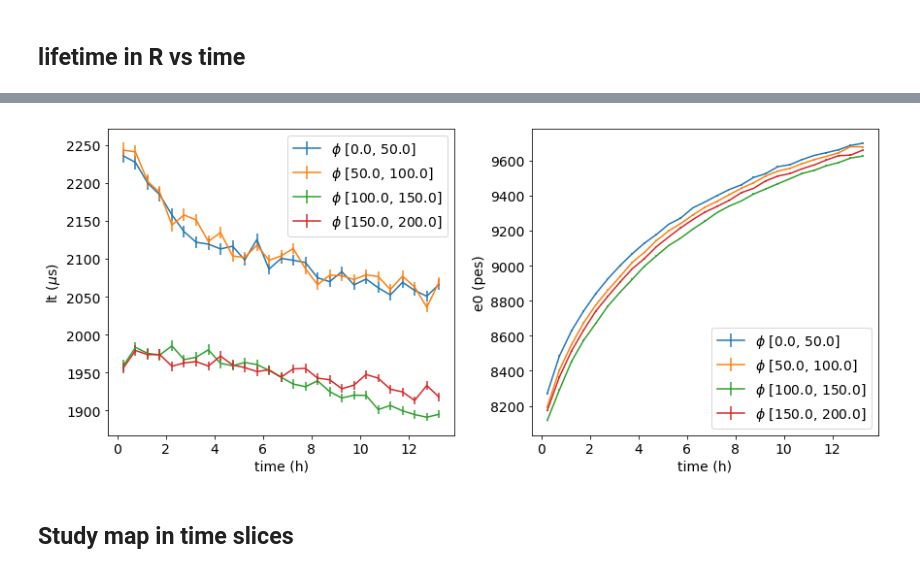
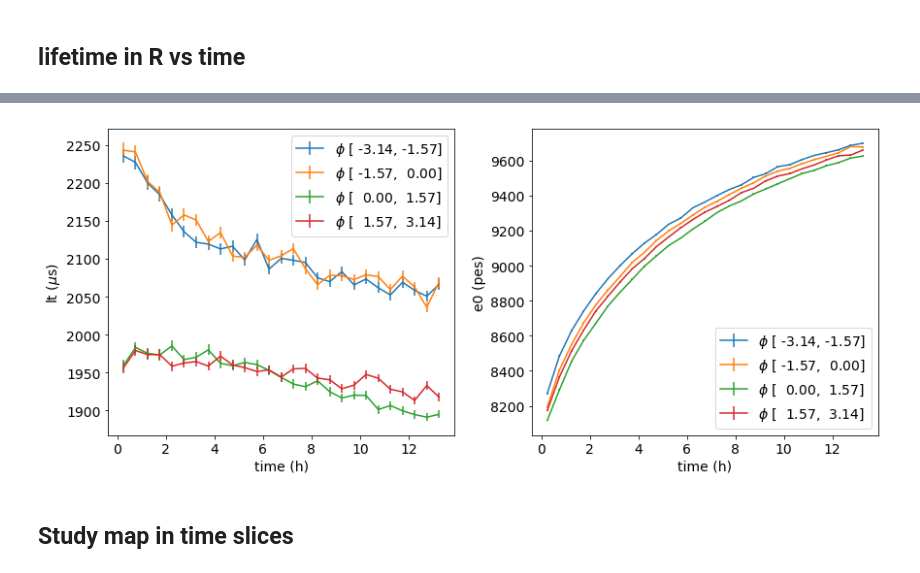
Before and after one commit to proscrite/KrCalibNB, a Jupyter notebook: prod/calibration_evolution_JAH_6258.ipynb, the cells around one changed output, grey strips where cells are left out. Drawn from its saved outputs; the diff is of its cells as text; code cells hidden in the pictures.

```diff
--- a/prod/calibration_evolution_JAH_6258.ipynb
+++ b/prod/calibration_evolution_JAH_6258.ipynb
@@ -157,9 +154,9 @@ apt.plt_lt_vs_t_vs_v(fs, Ra.bins, Ta.centers, 'R')
 # %%
 Phia = hst.Vaxis( (-np.pi, np.pi), nbins = 4)
 fs = akr.lt_vs_t_vs_v_lsqfit(Z[sel], E[sel], TH[sel], Phi[sel], Ta.bins, Phia.bins, nbins = 22)
-apt.plt_lt_vs_t_vs_v(fs, Ra.bins, Ta.centers,'$\phi$')
+apt.plt_lt_vs_t_vs_v(fs, Phia.bins, Ta.centers,'$\phi$')
 # %% [output]
-[figure, old version]
+[figure, new version]
 # %% [markdown]
 ## Study map in time slices
 # %%
```
Also changed, not shown: parts of 3 cells of this notebook, 2 other files.
